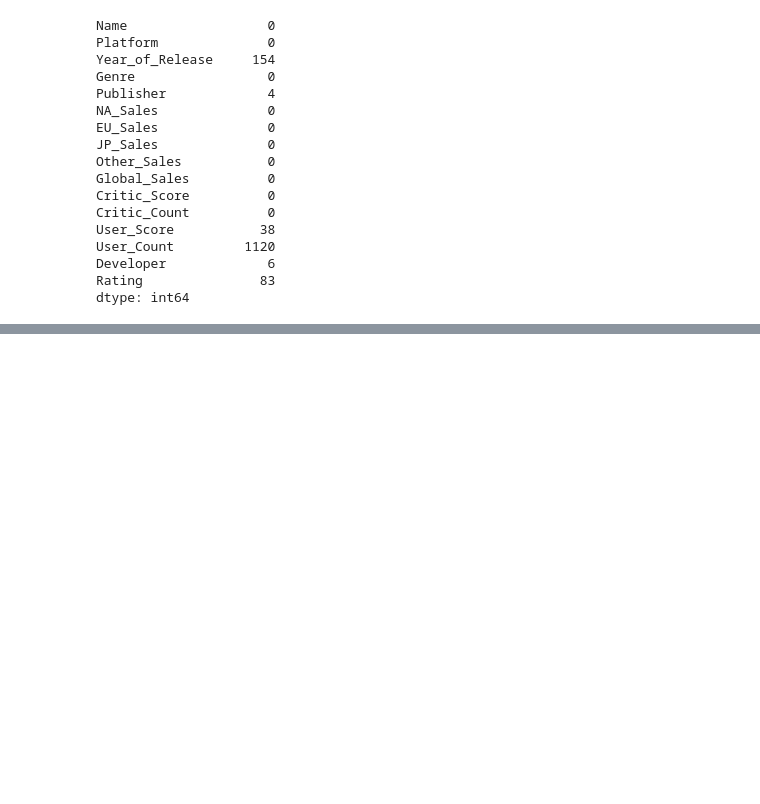
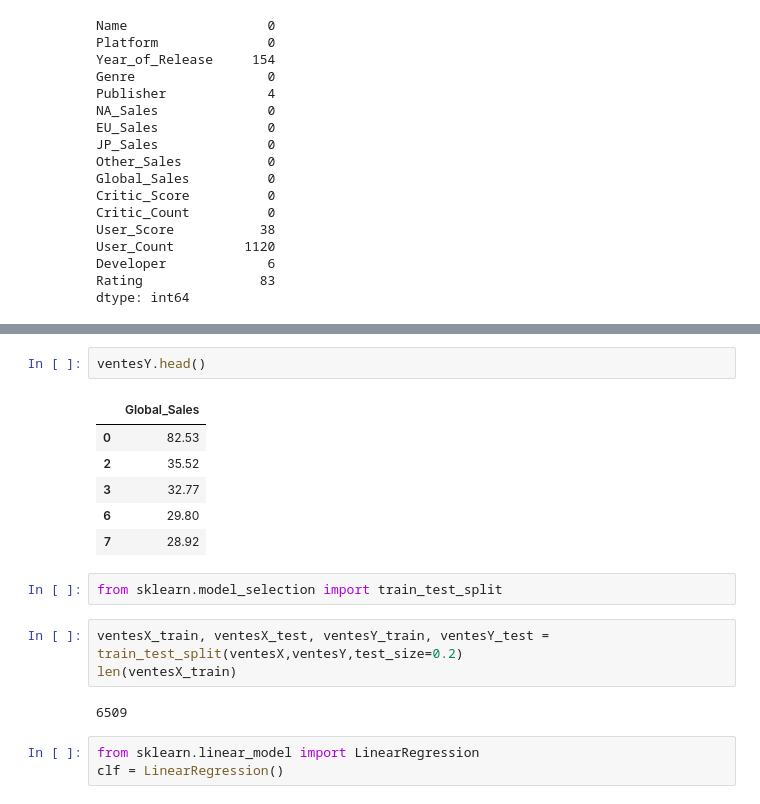
Before and after one commit to Shhhpoulpe/cours-de-python, a Jupyter notebook: Machine Learning/vente_jeux.ipynb, the cells around one changed output, grey strips where cells are left out. Saved outputs shown, nothing was run; the diff lists cells and outputs as text; blank space fills up the shorter version.

```diff
--- a/Machine Learning/vente_jeux.ipynb
+++ b/Machine Learning/vente_jeux.ipynb
@@ -84,0 +109,19 @@ dtype: int64
+# %%
+ventesY.head()
+# %% [output]
+|  | Global_Sales |
+| 0 | 82.53 |
+| 2 | 35.52 |
+| 3 | 32.77 |
+| 6 | 29.80 |
+| 7 | 28.92 |
+# %%
+from sklearn.model_selection import train_test_split
+# %%
+ventesX_train, ventesX_test, ventesY_train, ventesY_test = train_test_split(ventesX,ventesY,test_size=0.2)
+len(ventesX_train)
+# %% [output]
+6509
+# %%
+from sklearn.linear_model import LinearRegression
+clf = LinearRegression()
```
Also changed, not shown: parts of 3 cells of this notebook.
